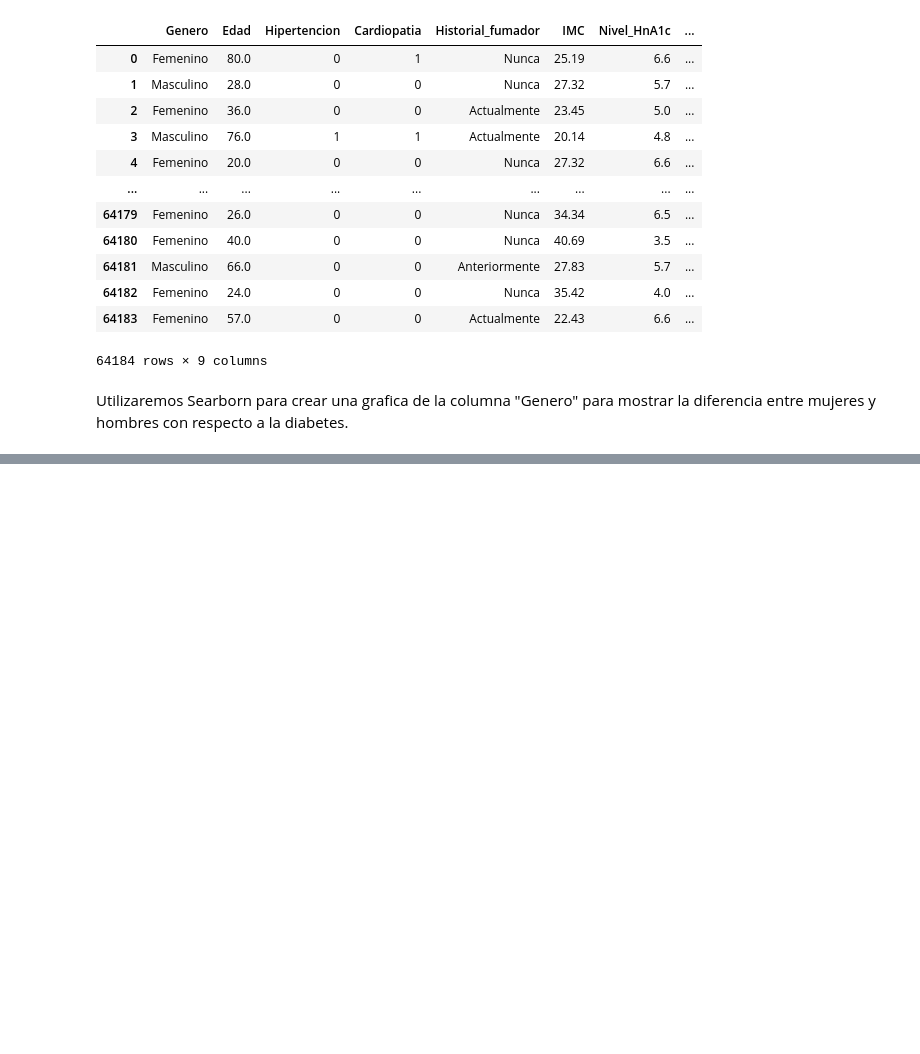
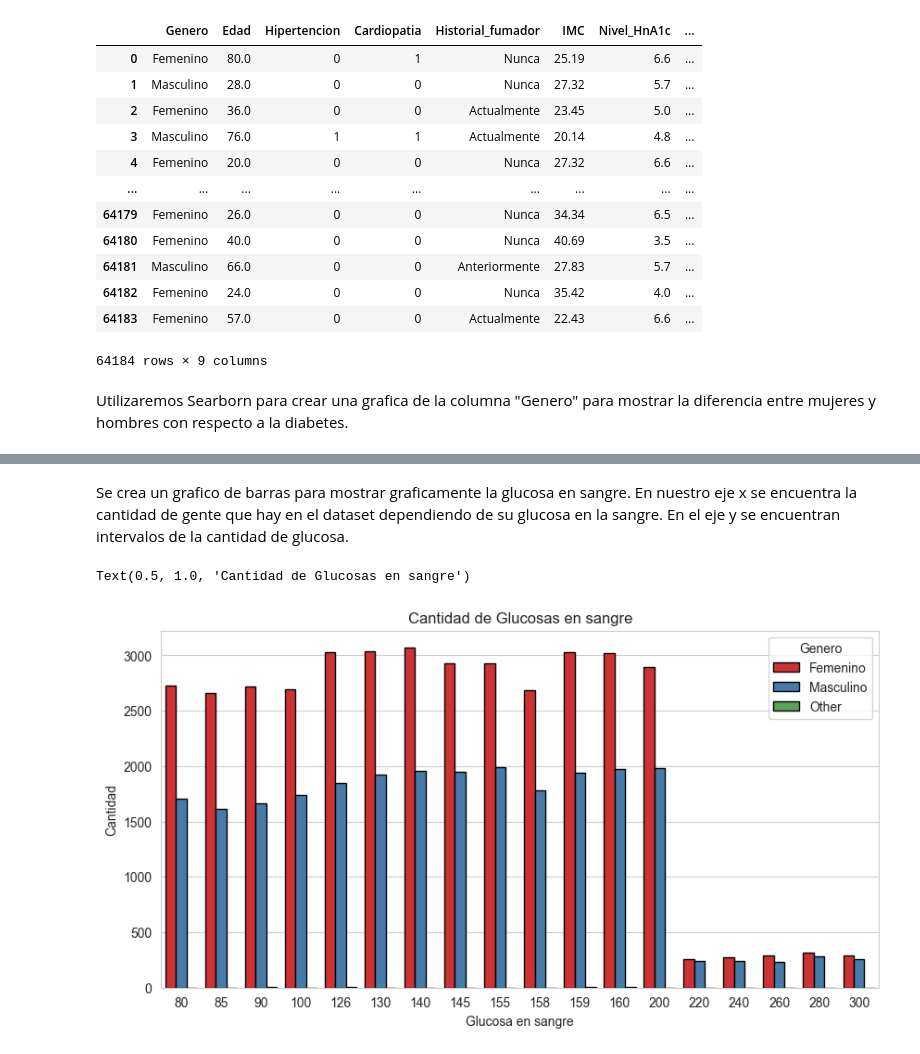
Before and after one commit to jaavieersit/ProyetoIntegrador, a Jupyter notebook: dataset/codigo.ipynb, the cells around one changed output, grey strips where cells are left out. Drawn from its saved outputs; the diff is of its cells as text; code cells hidden in the pictures; blank space fills up the shorter version.

```diff
--- a/dataset/codigo.ipynb
+++ b/dataset/codigo.ipynb
@@ -106,0 +114,13 @@ plt.figure(figsize=(10, 10))
+# %% [markdown]
+Se crea un grafico de barras para mostrar graficamente la glucosa en sangre.
+En nuestro eje x se encuentra la cantidad de gente que hay en el dataset dependiendo de su glucosa en la sangre.
+En el eje y se encuentran intervalos de la cantidad de glucosa.
+# %%
+plt.figure(figsize=(10, 5))
+sns.countplot(x="Glucosa_en_sangre", hue = "Genero", palette= "Set1", edgecolor = "black", data=df)
+plt.xlabel("Glucosa en sangre")
+plt.ylabel("Cantidad")
+plt.title("Cantidad de Glucosas en sangre")
+# %% [output]
+Text(0.5, 1.0, 'Cantidad de Glucosas en sangre')
+[figure, added]
```
Also changed, not shown: parts of 5 cells of this notebook.
